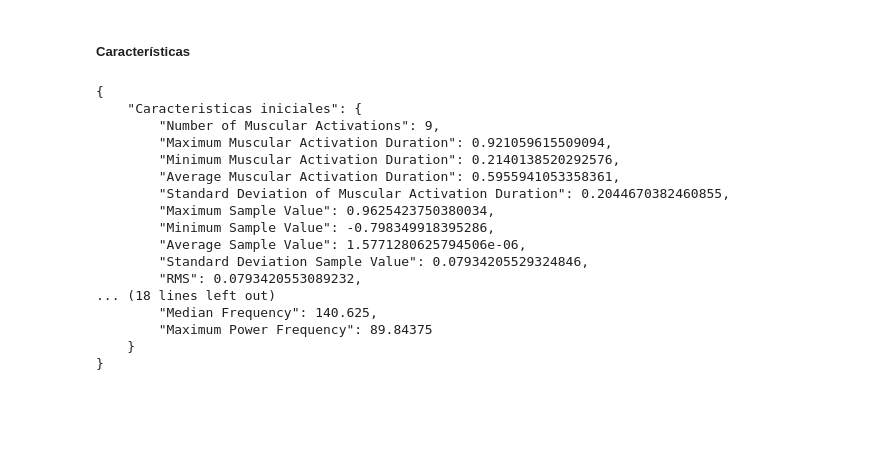
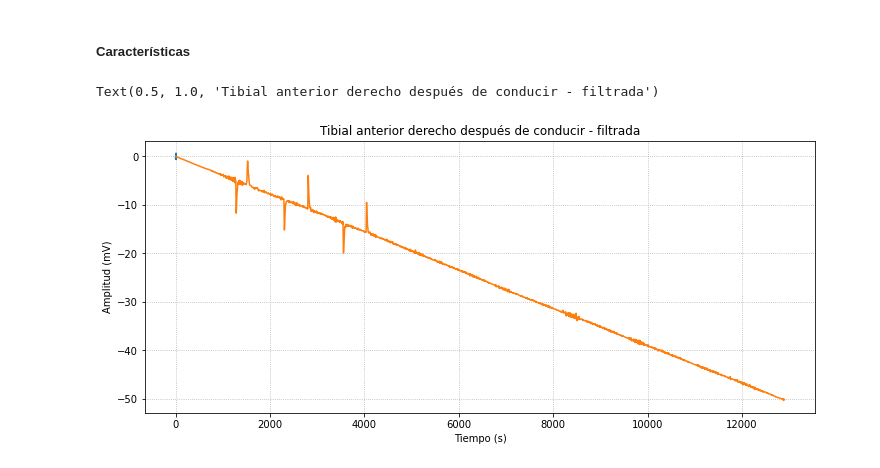
Before and after one commit to fruizg/Introduccion_de_senales, a Jupyter notebook: Software/Procesamiento_Senales/ProcesamientoTibial.ipynb, the cells around one changed output. Drawn from its saved outputs; the diff is of its cells as text; code cells hidden in the pictures; blank space fills up the shorter version.

```diff
--- a/Software/Procesamiento_Senales/ProcesamientoTibial.ipynb
+++ b/Software/Procesamiento_Senales/ProcesamientoTibial.ipynb
@@ -181,32 +209,33 @@ plt.show()
 # %% [markdown]
 ##### Características
+# %%
+import json
+from scipy.integrate import cumtrapz
+
+
+Caracteristicas_Final = {}
+Caracteristicas_Final = bsnb.emg_parameters(Tibial_FinalFilter, Fs, raw_to_mv=False)
+rms = sqrt(sum(Tibial_Final * Tibial_Final) / len(Tibial_Final))
+area = cumtrapz(Tibial_Final)
+
+
+
+#Ploteo de características
+plt.figure(figsize=(12,5))
+plt.subplots_adjust(hspace=0.6, wspace=0.6)
+plt.plot(Time2,Tibial_FinalFilter)
+plt.grid(linestyle=":")
+plt.plot(area)
+plt.plot(rms,'b')
+plt.xlabel("Tiempo (s)")
+plt.ylabel("Amplitud (mV)")
+plt.title("Tibial anterior derecho después de conducir - filtrada")    # graficamos la señal
+# %% [output]
+Text(0.5, 1.0, 'Tibial anterior derecho después de conducir - filtrada')
+[figure, added]
 # %%
-import json
-
-
-Caracteristicas_Final = {}
-Caracteristicas_Final = bsnb.emg_parameters(Tibial_FinalFilter, Fs, raw_to_mv=False)
-#print(Caracteristicas_Final)
 
 comparison_car = {}
 comparison_car["Caracteristicas iniciales"] = Caracteristicas_Inicial
 comparison_car["Caracteristicas finales"] = Caracteristicas_Final
 print(json.dumps(comparison_car, indent=4))
-# %% [output]
-{
-    "Caracteristicas iniciales": {
-        "Number of Muscular Activations": 9,
-        "Maximum Muscular Activation Duration": 0.921059615509094,
-        "Minimum Muscular Activation Duration": 0.2140138520292576,
-        "Average Muscular Activation Duration": 0.5955941053358361,
-        "Standard Deviation of Muscular Activation Duration": 0.2044670382460855,
-        "Maximum Sample Value": 0.9625423750380034,
-        "Minimum Sample Value": -0.798349918395286,
-        "Average Sample Value": 1.5771280625794506e-06,
-        "Standard Deviation Sample Value": 0.07934205529324846,
-        "RMS": 0.0793420553089232,
-... (18 lines left out)
-        "Median Frequency": 140.625,
-        "Maximum Power Frequency": 89.84375
-    }
-}
```
Also changed, not shown: parts of 5 cells of this notebook, 2 other files.
